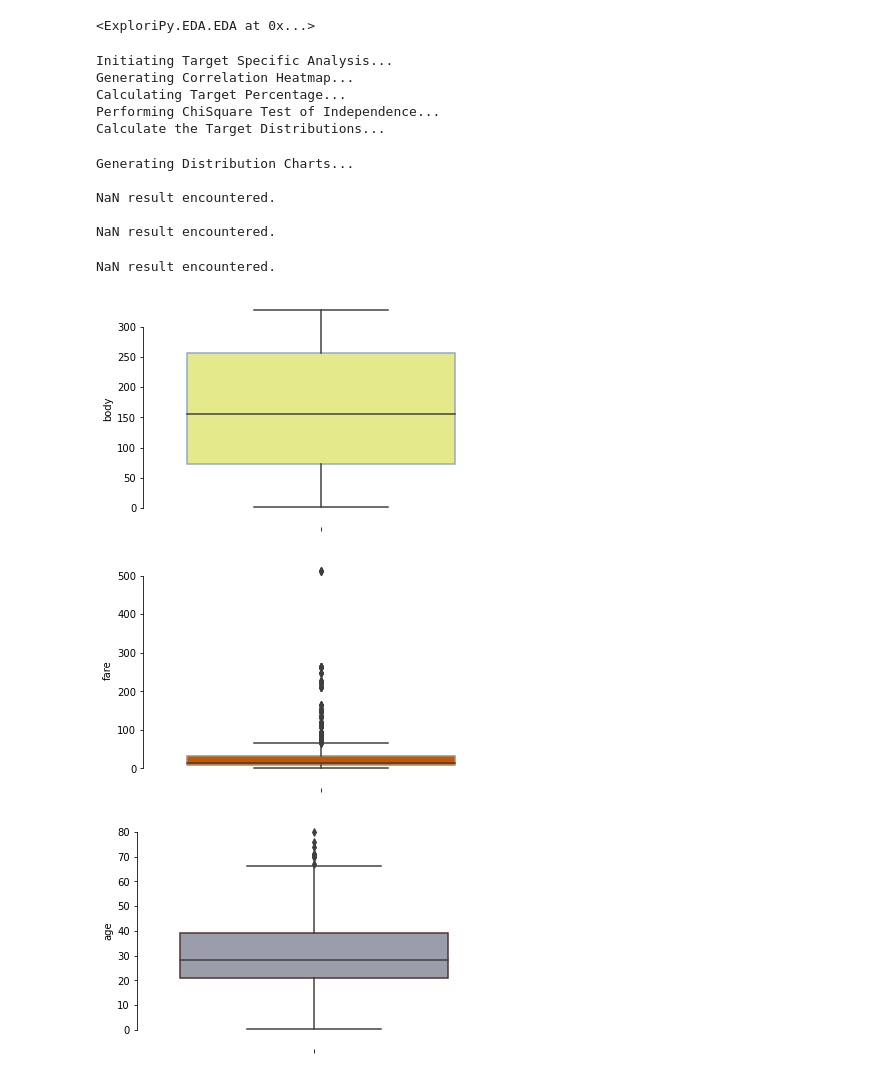
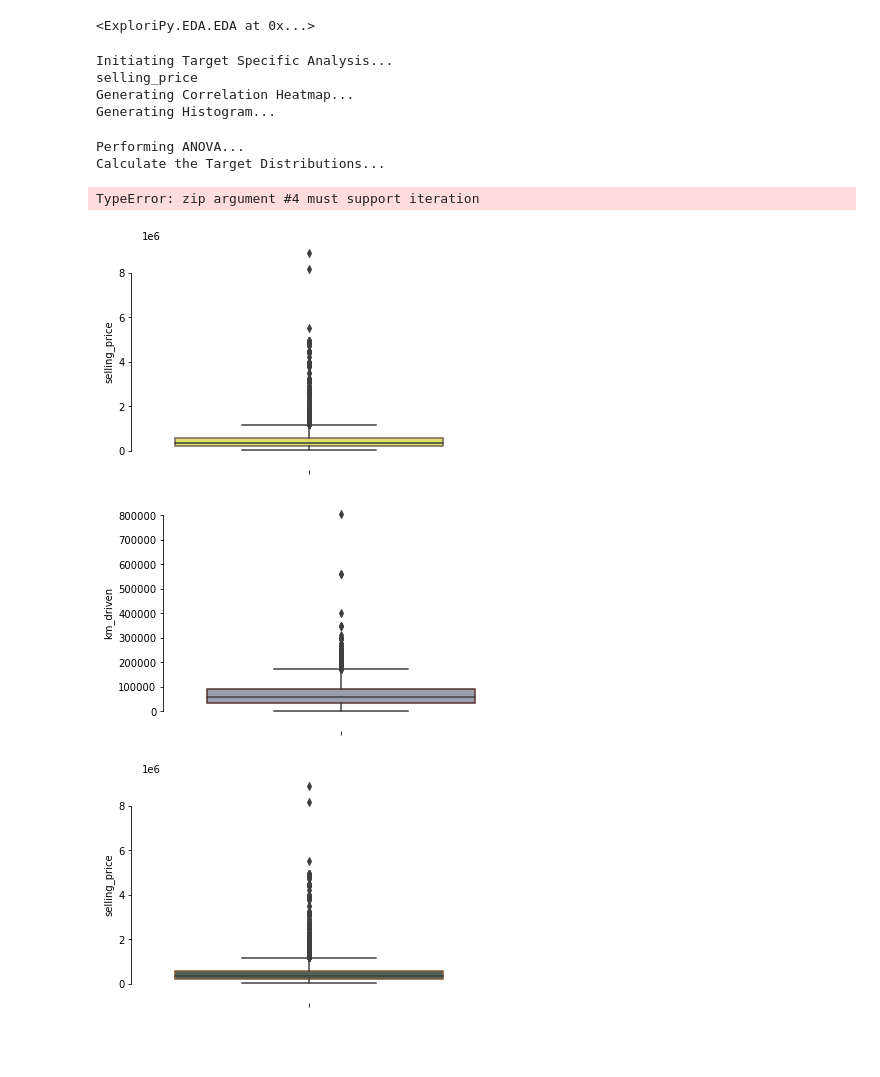
Before and after one commit to TomFenske/python_EDA, a Jupyter notebook: exploripy.ipynb, the cells around one changed output. Drawn from its saved outputs; the diff is of its cells as text; code cells hidden in the pictures; blank space fills up the shorter version.

```diff
--- a/exploripy.ipynb
+++ b/exploripy.ipynb
@@ -28,8 +28,8 @@ from ExploriPy import EDA
 # %%
-df = pd.read_csv('titanic_dataset.csv',na_values = '?')
+df = pd.read_csv('car_details.csv',na_values = '')
 # %%
 #CategoricalFeatures = ['Item_Identifier','Outlet_Identifier','Item_Fat_Content','Item_Type','Outlet_Establishment_Year','Outlet_Size','Outlet_Location_Type','Outlet_Type']
-eda = EDA(df,title='Exploratory Data Analysis for Big Mart Sales III - Based on Item_Outlet_Sales')
+eda = EDA(df,title='car_details, target = selling_price')
 #eda.TargetAnalysis('Item_Outlet_Sales') # For Target Specific Analysis
 # %% [output]
 Converting Categorical Features to String...
@@ -38,19 +38,15 @@ eda
 # %% [output]
 <ExploriPy.EDA.EDA at 0x...>
 # %%
-eda.TargetAnalysis('survived')
+eda.TargetAnalysis('selling_price')
 # %% [output]
 Initiating Target Specific Analysis...
+selling_price
 Generating Correlation Heatmap...
-Calculating Target Percentage...
-Performing ChiSquare Test of Independence...
-Calculate the Target Distributions...
+Generating Histogram...
-Generating Distribution Charts...
-
-NaN result encountered.
-
-NaN result encountered.
+Performing ANOVA...
+Calculate the Target Distributions...
-NaN result encountered.
+TypeError: zip argument #4 must support iteration
-[figure, old version]
+[figure, new version]
-[figure, old version]
+[figure, new version]
-[figure, old version]
+[figure, new version]
```
Also changed, not shown: parts of 2 cells of this notebook, 3 other files.
